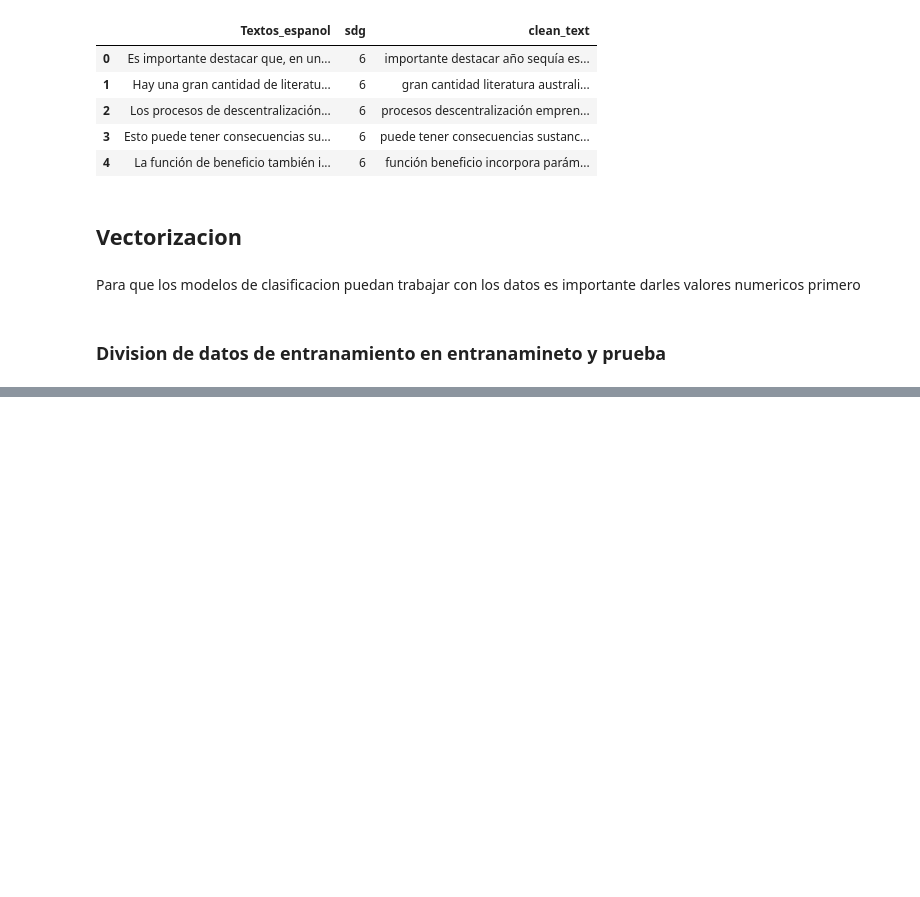
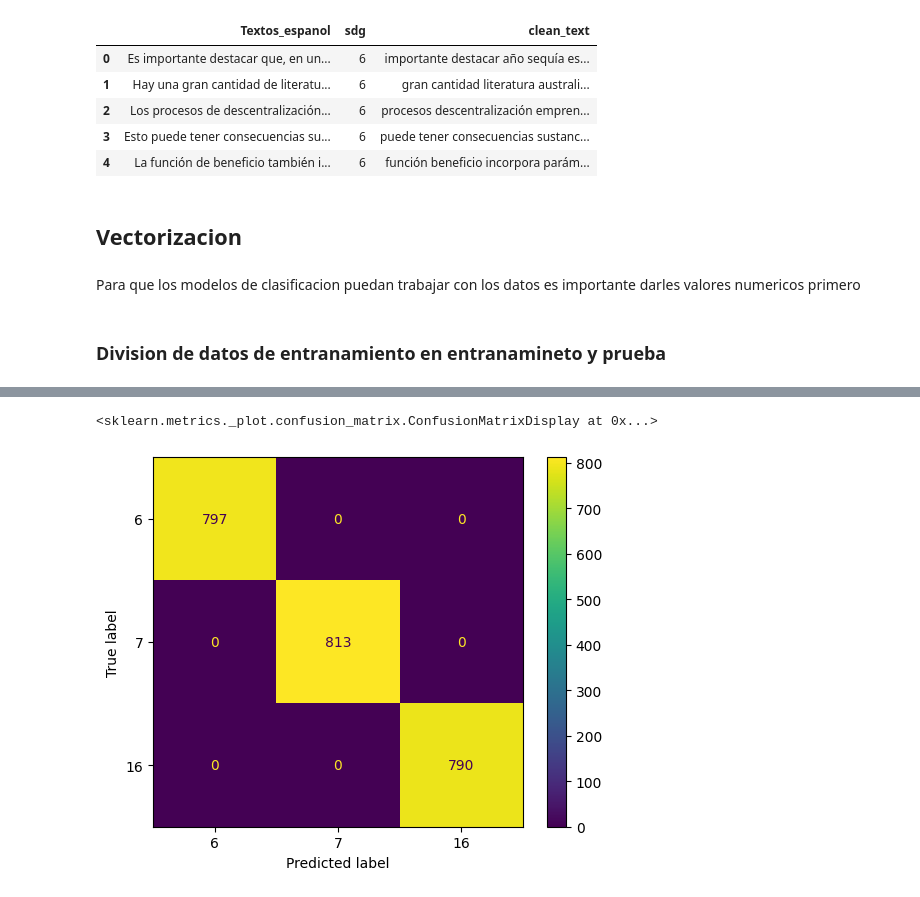
Before and after one commit to SebastianPinzonS/ProyectoBI, a Jupyter notebook: Proyecto1.ipynb, the cells around one changed output, grey strips where cells are left out. Drawn from its saved outputs; the diff is of its cells as text; code cells hidden in the pictures; blank space fills up the shorter version.

```diff
--- a/Proyecto1.ipynb
+++ b/Proyecto1.ipynb
@@ -247,0 +265,8 @@ AUC: 0.1505280289773492
+# %%
+y_train_tfidf_predict = tfidf_model.predict(X_tfidf)
+y_test_tfidf_predict = tfidf_model.predict(tfidf.transform(X_test))
+# %%
+ConfusionMatrixDisplay.from_predictions(y_train, y_train_tfidf_predict)
+# %% [output]
+<sklearn.metrics._plot.confusion_matrix.ConfusionMatrixDisplay at 0x...>
+[figure, added]
```
Also changed, not shown: parts of 16 cells of this notebook.
